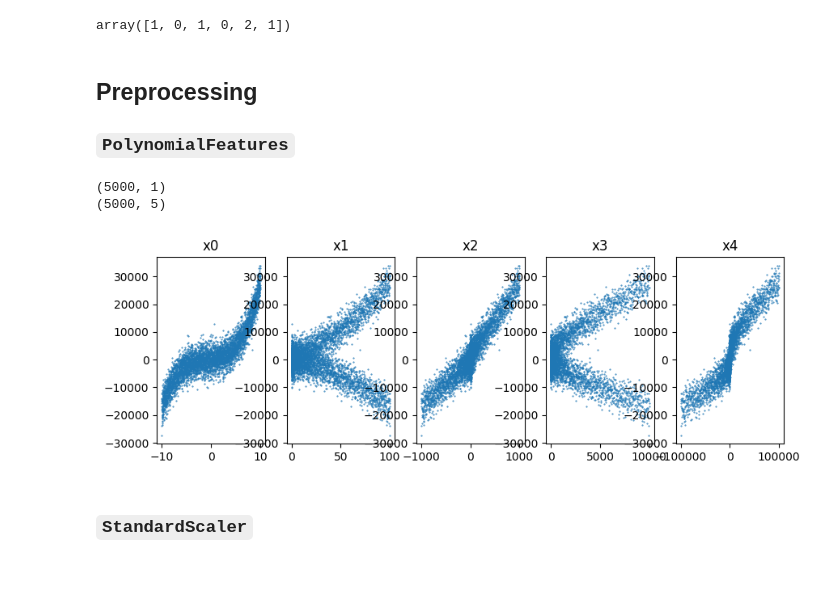
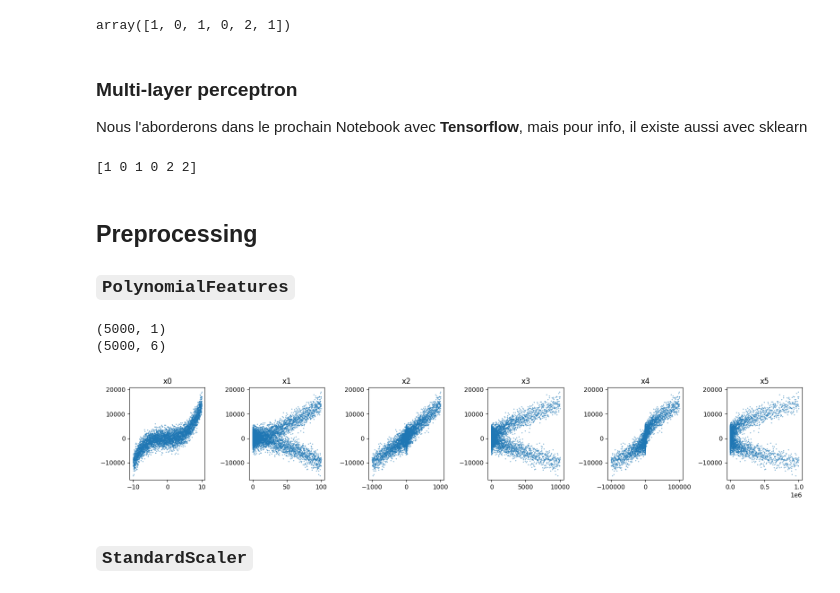
Before and after one commit to iadjedj/tiny_ml_notebooks, a Jupyter notebook: 03_sklearn.ipynb, the cells around one changed output. Saved outputs shown, nothing was run; the diff lists cells and outputs as text; code cells hidden in the pictures.

Commit message:
Add MLP + train_test_split in sklearn (+ small fixes)

```diff
--- a/03_sklearn.ipynb
+++ b/03_sklearn.ipynb
@@ -11,22 +16,22 @@ Note: you may need to restart the kernel to use updated packages.
 # %%
 import numpy as np
 import matplotlib.pyplot as plt
-from ipywidgets import interact
 
 np.set_printoptions(precision=2, suppress=True)
 
 NB_POINTS = 5000
-COEFFS = [2, 200, 50, 20]
-INTERCEPT = 15
-NOISE = 3000
+COEFFS = [15, 10, 20, 12]
+NOISE = 2000
 
 x = np.linspace(-10, 10, NB_POINTS)
+x.reshape(-1, 1)
 y = np.zeros((1, NB_POINTS))
 for power, coef in enumerate(COEFFS):
 	y += coef * (x**power)
 
 y += np.random.randn(NB_POINTS) * NOISE
 y = y.reshape(-1, 1)
+
 print(x.shape)
 print(y.shape)
 
@@ -176,28 +181,49 @@ fig.tight_layout(pad=2)
 rf_model.predict(new_flowers)
 # %% [output]
 array([1, 0, 1, 0, 2, 1])
+# %% [markdown]
+### Multi-layer perceptron
+
+Nous l'aborderons dans le prochain Notebook avec **Tensorflow**, mais pour info, il existe aussi avec sklearn
+# %%
+from sklearn.neural_network import MLPClassifier
+from sklearn.preprocessing import StandardScaler # cf. plus bas
+
+sc = StandardScaler()
+x_iris_std = sc.fit_transform(x_iris)
+
+nn_model = MLPClassifier(hidden_layer_sizes=(5, 5), batch_size=4, early_stopping=True, max_iter=1000, validation_fraction=0.2)
+nn_model.fit(x_iris_std, y_iris)
+
+new_flowers_std = sc.transform(new_flowers)
+
+print(nn_model.predict(new_flowers_std))
+# %% [output]
+[1 0 1 0 2 2]
 # %% [markdown]
 ## Preprocessing
 ### `PolynomialFeatures`
 # %%
 from sklearn.preprocessing import PolynomialFeatures
 
-NB_DEGREES = 5
+NB_FEATURES = 6
 
-poly = PolynomialFeatures(NB_DEGREES, include_bias=False)
+poly = PolynomialFeatures(NB_FEATURES, include_bias=False)
 
 x_poly = poly.fit_transform(x)
 print(x.shape)
 print(x_poly.shape)
 
-fig, ax = plt.subplots(1, NB_DEGREES, figsize=(10,3))
-for i in range(NB_DEGREES):
+fig, ax = plt.subplots(1, NB_FEATURES, figsize=(16,3))
+for i in range(NB_FEATURES):
 	ax[i].scatter(x_poly[:,i], y, s=0.2)
 	ax[i].set_title(f"x{i}")
+
+plt.tight_layout()
 # %% [output]
 (5000, 1)
-(5000, 5)
+(5000, 6)
-[figure, old version]
+[figure, new version]
 # %% [markdown]
 ### `StandardScaler`
 # %%
```
Also changed, not shown: parts of 19 cells of this notebook.
